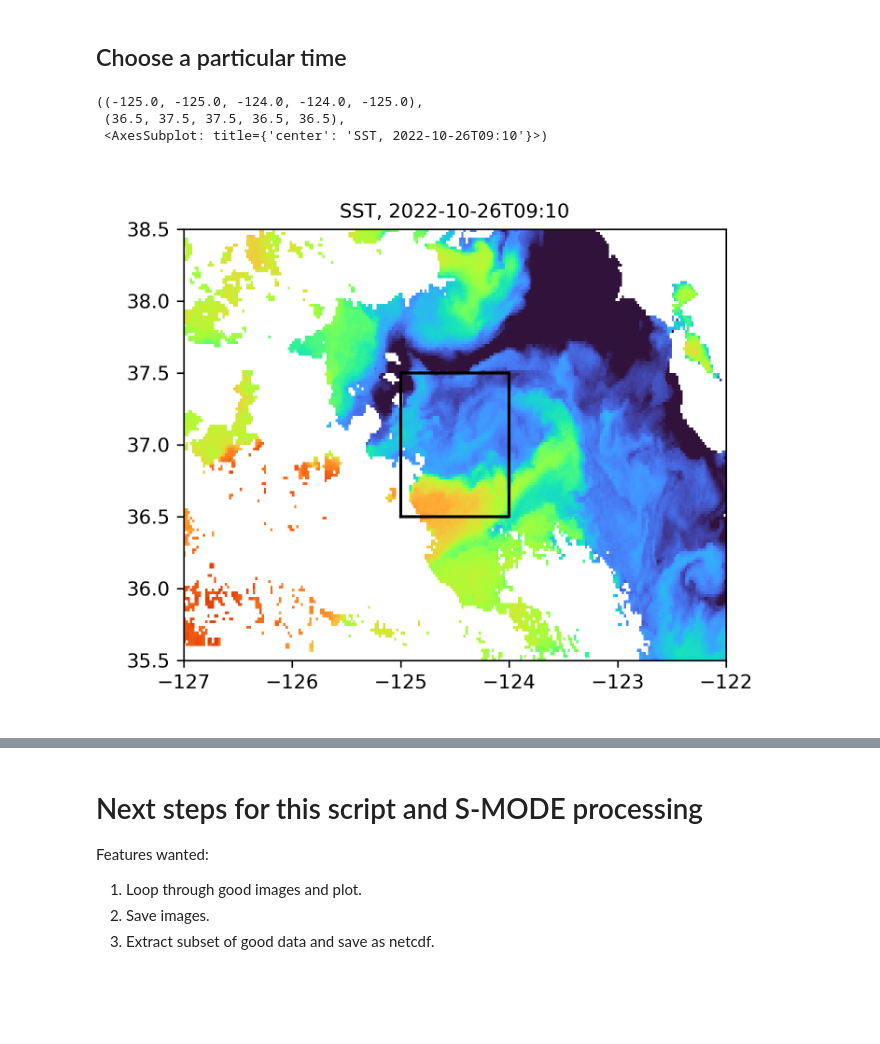
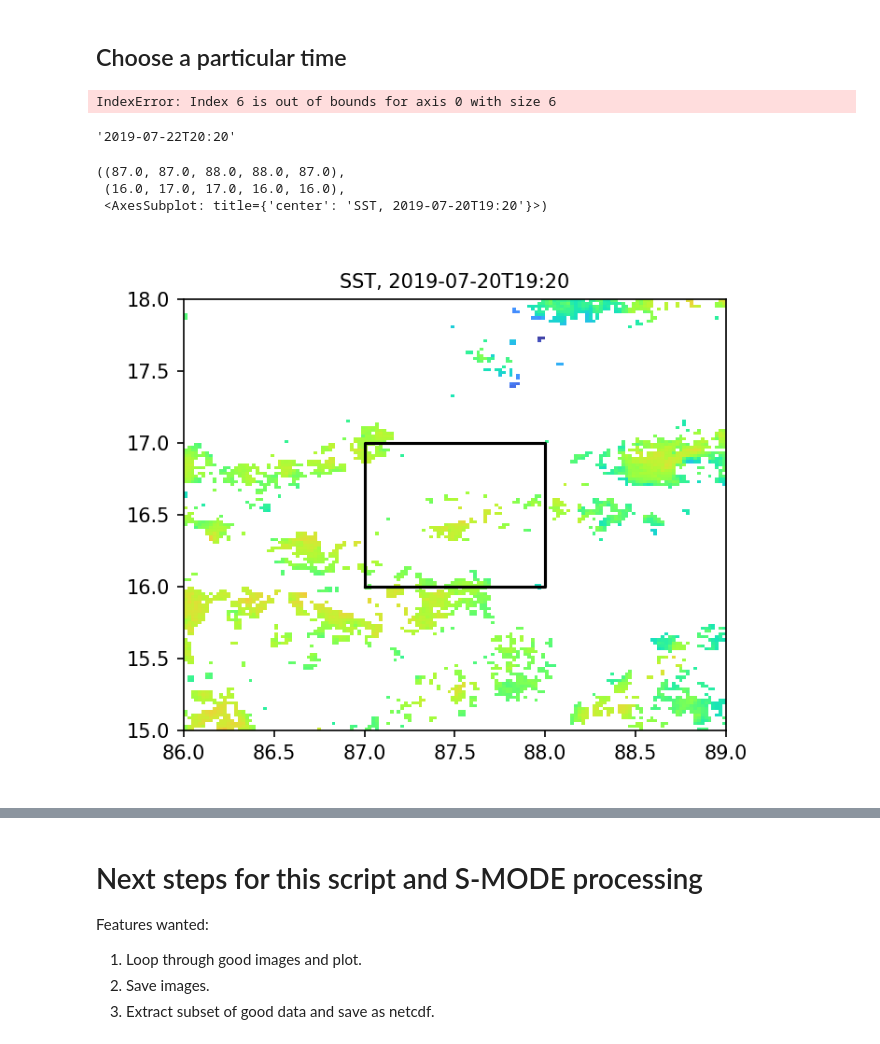
Before and after one commit to jtomfarrar/AWS_EC2_computing_2023, a Jupyter notebook: notebooks/find_VIIRS_SST_sid.ipynb, the cells around one changed output, grey strips where cells are left out. Saved outputs shown, nothing was run; the diff lists cells and outputs as text; code cells hidden in the pictures; blank space fills up the shorter version.

```diff
--- a/notebooks/find_VIIRS_SST_sid.ipynb
+++ b/notebooks/find_VIIRS_SST_sid.ipynb
@@ -123,7 +123,7 @@ s3fs.core.S3FileSystem
 # %%
 # Center location
 #site = 'S-MODE'
-site = 'S-MODE IOP1'
+site = 'MISOBOB'
 #site = 'SPURS-1'
 
 if site == 'S-MODE':
@@ -146,6 +146,11 @@ elif site == 'SPURS-1':
     lat0 = 25
     dlon = 1.5 # half of box width in lon
     dlat = 1.5 # half of box width in lat
+elif site == 'MISOBOB':
+    lon0 = 87.5
+    lat0 = 16.5
+    dlon = 1.5 # half of box width in lon
+    dlat = 1.5 # half of box width in lat
 
 # Define the max/min lon
 lon_min = lon0 - dlon
@@ -165,6 +170,9 @@ elif site == 'SPURS-2':
 elif site == 'SPURS-1':
     start_time = '2012-12-15T00:00:00Z'#'2012-9-15T00:00:00Z'
     end_time = '2013-11-15T00:00:00Z'
+elif site == 'MISOBOB':
+    start_time = '2019-07-16T00:00:00Z'#'2012-9-15T00:00:00Z'
+    end_time = '2019-07-24T00:00:00Z'
 # %% [markdown]
 Maybe try these:
 
@@ -310,4 +366,4 @@ if savefig:
 # %%
-good_times = good_data['time'].where(good_data>0.8,drop=True)
+good_times = good_data['time'].where(good_data>0.05,drop=True)
 np.shape(good_times)
 # %% [output]
@@ -353,25 +409,31 @@ def plot_criterion_box(ax,**kwargs):
 ## Choose a particular time
 # %%
 # Find the data near this time
-d = good_times[5] # np.datetime64('2021-11-05T00:00:00Z')
+d = good_times[6] # np.datetime64('2021-11-05T00:00:00Z')
+# %% [output]
+IndexError: Index 6 is out of bounds for axis 0 with size 6
 # %%
 ds2 = ds.sel(time=d,method='nearest')
 # %%
 # This string of the time of the SST selected will be useful
 day_str = np.datetime_as_string(ds2.time,unit='m')
+# %%
+day_str
+# %% [output]
+'2019-07-22T20:20'
 # %%
 fig = plt.figure()
 ax = plt.gca()
 plt.set_cmap(cmap=plt.get_cmap('turbo'))
 ax.set_title('SST, ' + day_str, size = 10.)
-V=np.array([12,20])#np.array([25.5,26.5])+-3.75
+V=np.array([27,30])#np.array([25.5,26.5])+-3.75
 cs = plt.pcolormesh(ds2.lon,ds2.lat,ds2.sea_surface_temperature.squeeze()-274.15,vmin=V[0],vmax=V[1])
 plot_criterion_box(ax,color='k')
 # %% [output]
-((-125.0, -125.0, -124.0, -124.0, -125.0),
- (36.5, 37.5, 37.5, 36.5, 36.5),
- <AxesSubplot: title={'center': 'SST, 2022-10-26T09:10'}>)
+((87.0, 87.0, 88.0, 88.0, 87.0),
+ (16.0, 17.0, 17.0, 16.0, 16.0),
+ <AxesSubplot: title={'center': 'SST, 2019-07-20T19:20'}>)
-[figure, old version]
+[figure, new version]
 # %%
 fig = plt.figure()
 ax = plt.axes(projection = ccrs.PlateCarree(central_longitude=-125))  # Orthographic
```
Also changed, not shown: parts of 12 cells of this notebook, 1 other file.
